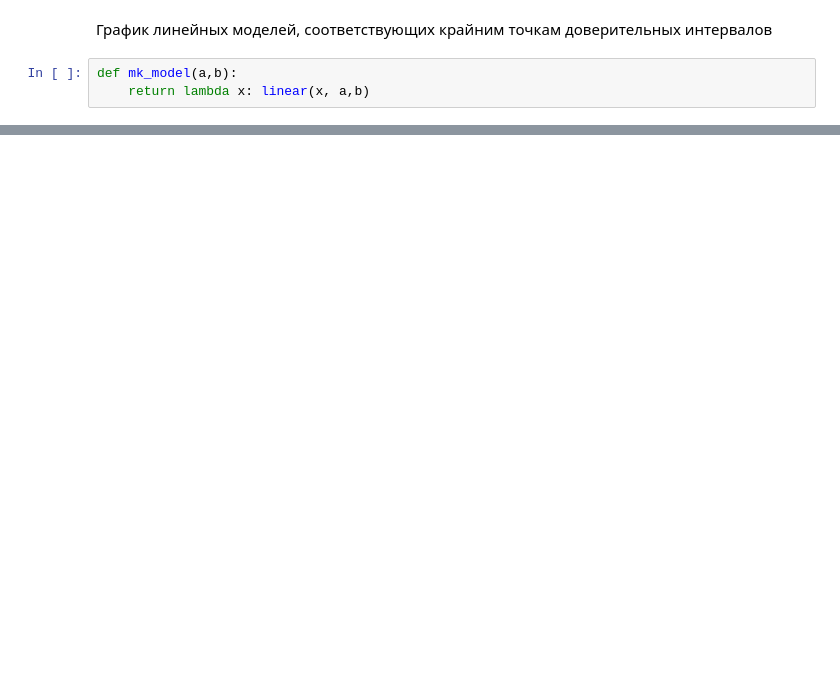
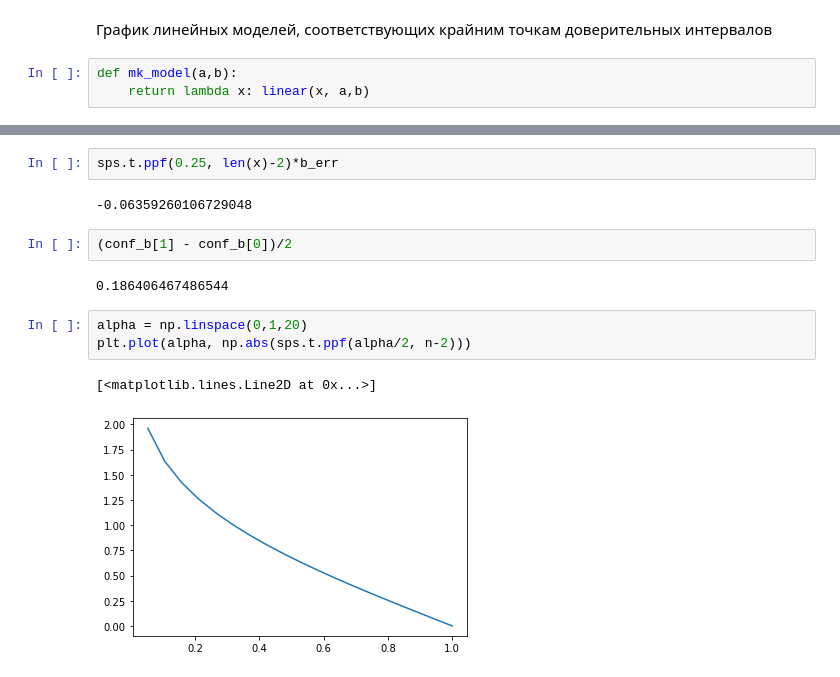
Before and after one commit to pakuula/StackOverflow, a Jupyter notebook: python/1283898/linear_reg.ipynb, the cells around one changed output, grey strips where cells are left out. Drawn from its saved outputs; the diff is of its cells as text; blank space fills up the shorter version.

```diff
--- a/python/1283898/linear_reg.ipynb
+++ b/python/1283898/linear_reg.ipynb
@@ -108,0 +151,14 @@ array([0.00000000e+00, 4.47500259e-10])
+# %%
+sps.t.ppf(0.25, len(x)-2)*b_err
+# %% [output]
+-0.06359260106729048
+# %%
+(conf_b[1] - conf_b[0])/2
+# %% [output]
+0.186406467486544
+# %%
+alpha = np.linspace(0,1,20)
+plt.plot(alpha, np.abs(sps.t.ppf(alpha/2, n-2)))
+# %% [output]
+[<matplotlib.lines.Line2D at 0x...>]
+[figure, added]
```
Also changed, not shown: parts of 24 cells of this notebook.
